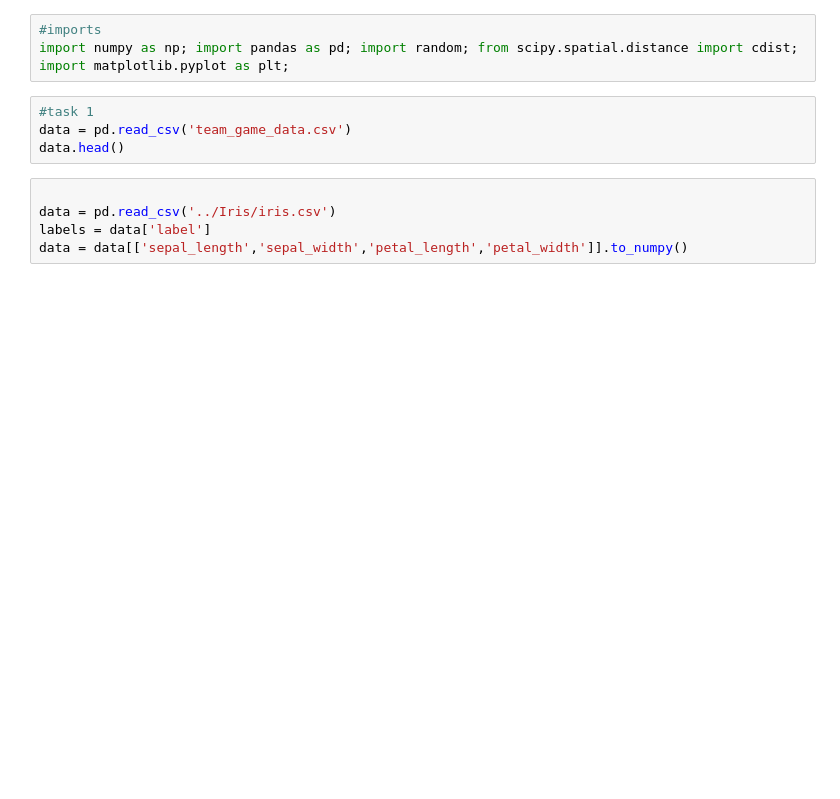
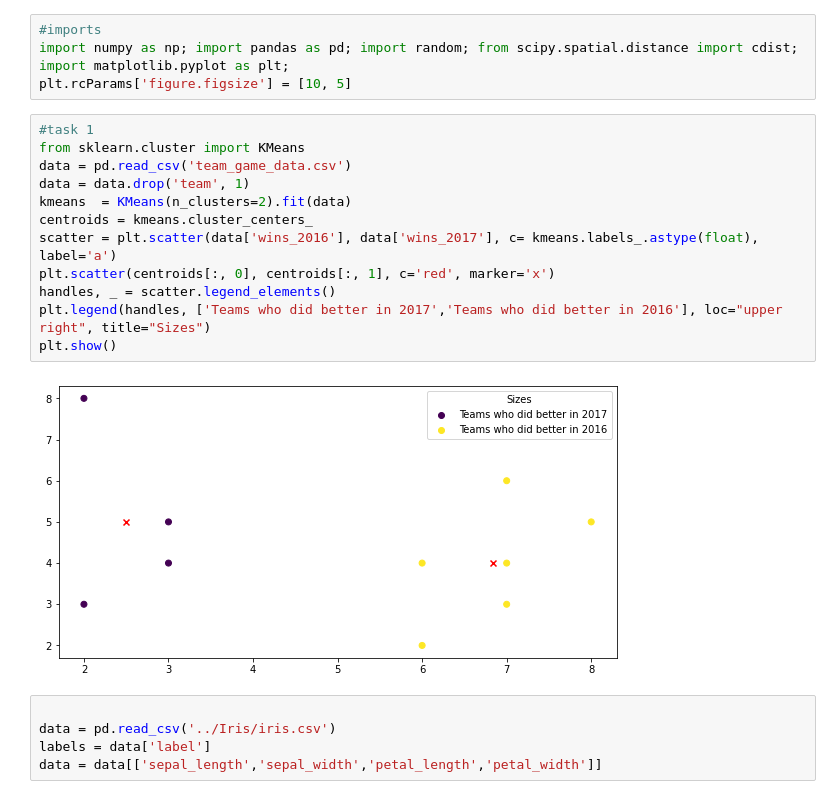
Before and after one commit to lumalav/CAP5610, a Jupyter notebook: HW5/HW5.ipynb, the cells around one changed output. Cells and saved outputs as stored; diff of their text form; blank space fills up the shorter version.

```diff
--- a/HW5/HW5.ipynb
+++ b/HW5/HW5.ipynb
@@ -1,15 +1,26 @@
 # %%
 #imports
 import numpy as np; import pandas as pd; import random; from scipy.spatial.distance import cdist; import matplotlib.pyplot as plt;
+plt.rcParams['figure.figsize'] = [10, 5]
+# %%
+#task 1
+from sklearn.cluster import KMeans
+data = pd.read_csv('team_game_data.csv')
+data = data.drop('team', 1)
+kmeans  = KMeans(n_clusters=2).fit(data)
+centroids = kmeans.cluster_centers_
+scatter = plt.scatter(data['wins_2016'], data['wins_2017'], c= kmeans.labels_.astype(float), label='a')
+plt.scatter(centroids[:, 0], centroids[:, 1], c='red', marker='x')
+handles, _ = scatter.legend_elements()
+plt.legend(handles, ['Teams who did better in 2017','Teams who did better in 2016'], loc="upper right", title="Sizes")
+plt.show()
+# %% [output]
+[figure, added]
 # %%
-#task 1
-data = pd.read_csv('team_game_data.csv')
-data.head()
+
+data = pd.read_csv('../Iris/iris.csv')
+labels = data['label']
+data = data[['sepal_length','sepal_width','petal_length','petal_width']]
-# %%
-
-data = pd.read_csv('../Iris/iris.csv')
-labels = data['label']
-data = data[['sepal_length','sepal_width','petal_length','petal_width']].to_numpy()
 # %%
 #get centroids
 def get_initial_centroids(X, k):
```
Also changed, not shown: parts of 2 cells of this notebook.
